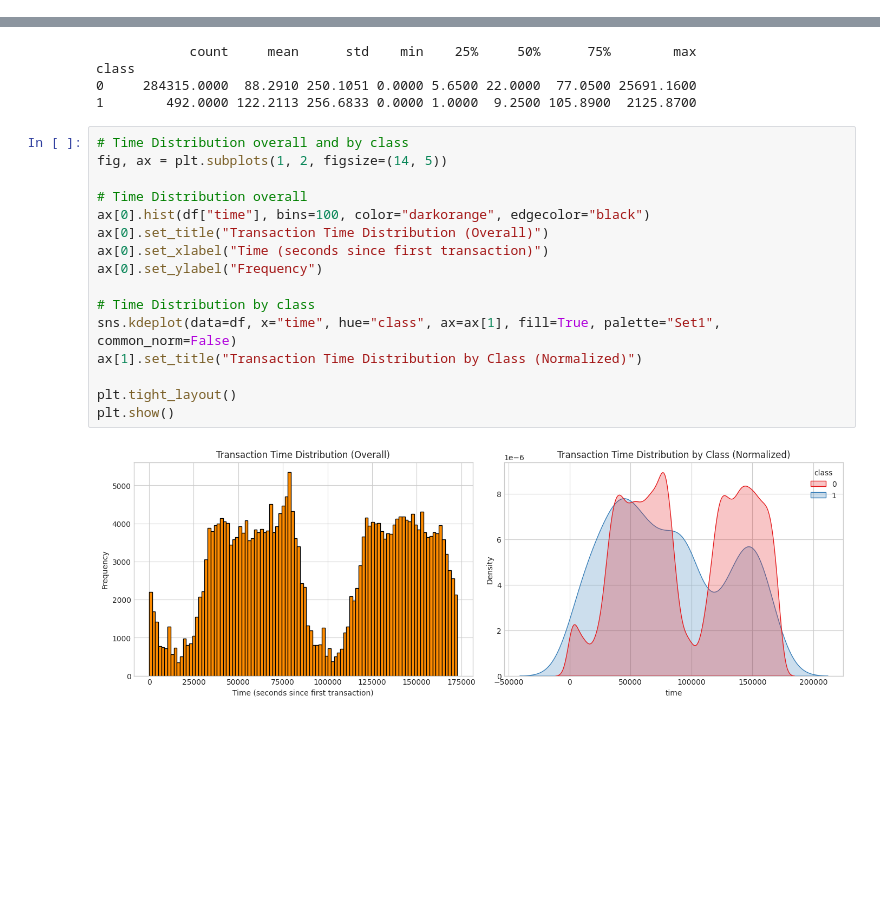
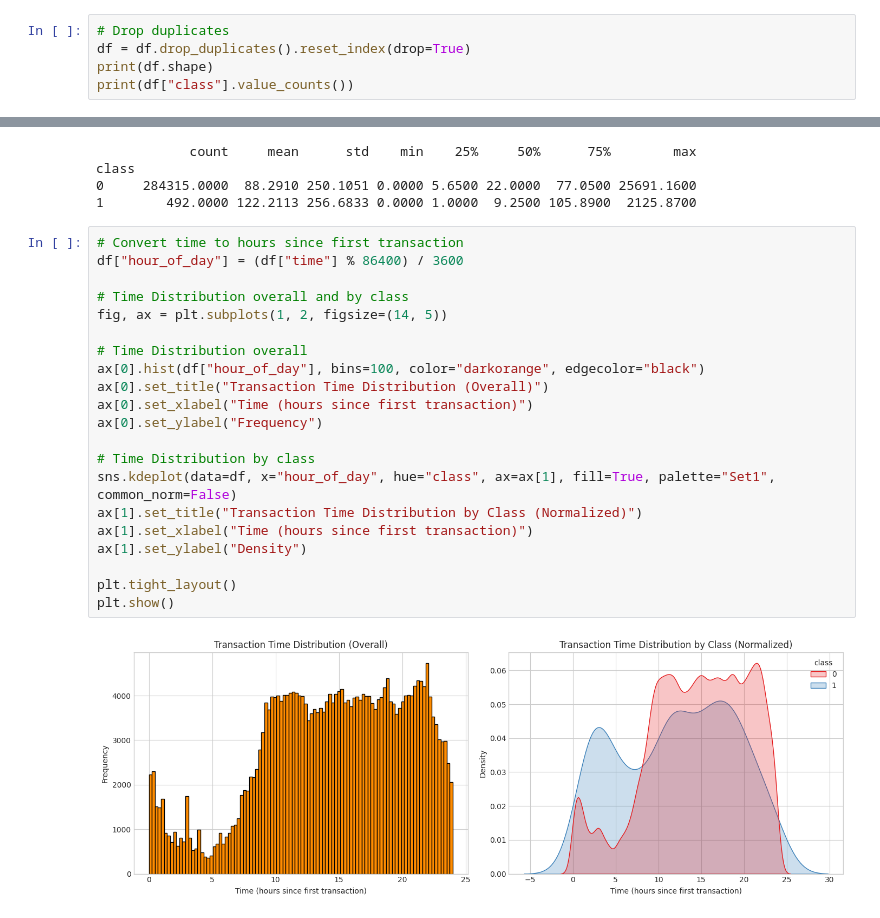
Before and after one commit to otuemre/FraudDetectAI, a Jupyter notebook: src/notebooks/FraudDetectAI.ipynb, the cells around one changed output, grey strips where cells are left out. Cells and saved outputs as stored; diff of their text form; blank space fills up the shorter version.

```diff
--- a/src/notebooks/FraudDetectAI.ipynb
+++ b/src/notebooks/FraudDetectAI.ipynb
@@ -180,0 +192,5 @@ Duplicated rows: 1081
+# %%
+# Drop duplicates
+df = df.drop_duplicates().reset_index(drop=True)
+print(df.shape)
+print(df["class"].value_counts())
@@ -206,20 +228,25 @@ class
 0     284315.0000  88.2910 250.1051 0.0000 5.6500 22.0000  77.0500 25691.1600
 1        492.0000 122.2113 256.6833 0.0000 1.0000  9.2500 105.8900  2125.8700
 # %%
+# Convert time to hours since first transaction
+df["hour_of_day"] = (df["time"] % 86400) / 3600
+
 # Time Distribution overall and by class
 fig, ax = plt.subplots(1, 2, figsize=(14, 5))
 
 # Time Distribution overall
-ax[0].hist(df["time"], bins=100, color="darkorange", edgecolor="black")
+ax[0].hist(df["hour_of_day"], bins=100, color="darkorange", edgecolor="black")
 ax[0].set_title("Transaction Time Distribution (Overall)")
-ax[0].set_xlabel("Time (seconds since first transaction)")
+ax[0].set_xlabel("Time (hours since first transaction)")
 ax[0].set_ylabel("Frequency")
 
 # Time Distribution by class
-sns.kdeplot(data=df, x="time", hue="class", ax=ax[1], fill=True, palette="Set1", common_norm=False)
+sns.kdeplot(data=df, x="hour_of_day", hue="class", ax=ax[1], fill=True, palette="Set1", common_norm=False)
 ax[1].set_title("Transaction Time Distribution by Class (Normalized)")
+ax[1].set_xlabel("Time (hours since first transaction)")
+ax[1].set_ylabel("Density")
 
 plt.tight_layout()
 plt.show()
 # %% [output]
-[figure, old version]
+[figure, new version]
```
Also changed, not shown: parts of 11 cells of this notebook.
